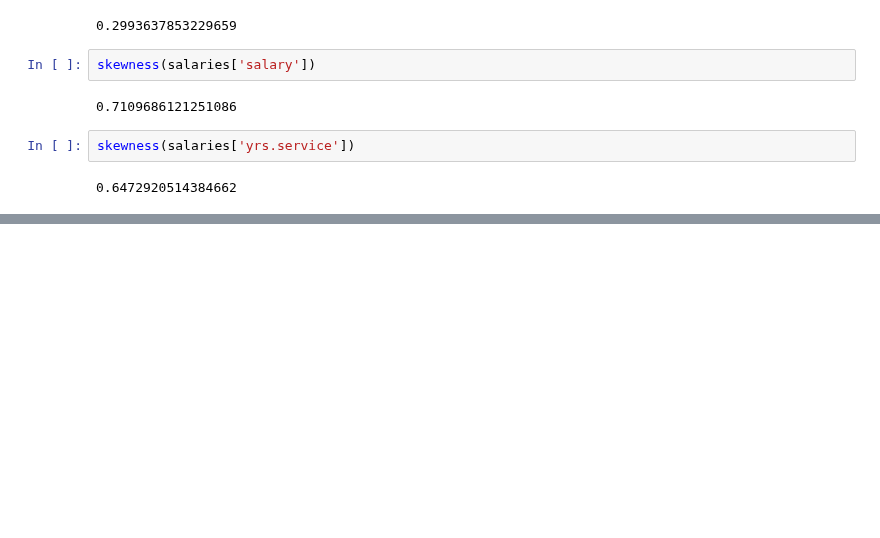
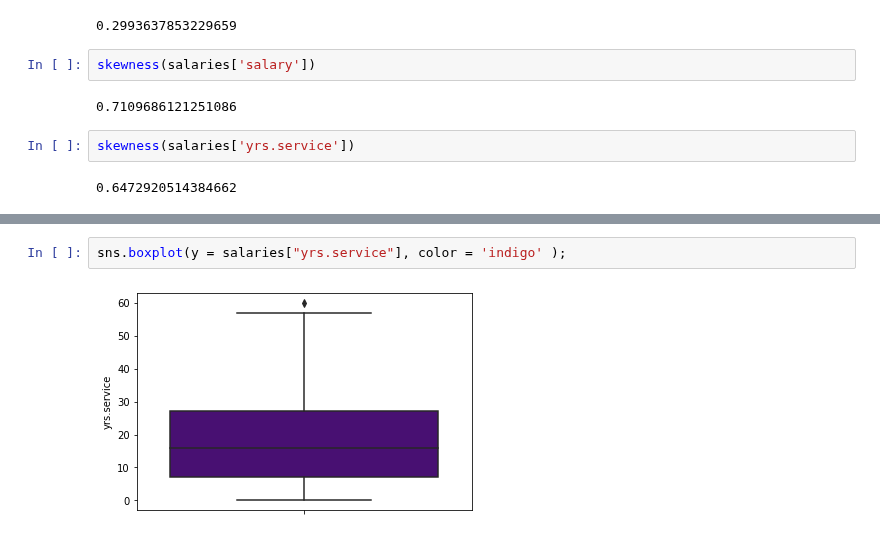
Before and after one commit to Jammal7/Introduction_to_Data_Science, a Jupyter notebook: GAMES/Introduction_to_Univariate_Statistics.ipynb, the cells around one changed output, grey strips where cells are left out. Cells and saved outputs as stored; diff of their text form; blank space fills up the shorter version.

```diff
--- a/GAMES/Introduction_to_Univariate_Statistics.ipynb
+++ b/GAMES/Introduction_to_Univariate_Statistics.ipynb
@@ -349,0 +348,4 @@ sns.boxplot(y = salaries["yrs"]);
+# %%
+sns.boxplot(y = salaries["yrs.service"], color = 'indigo' );
+# %% [output]
+[figure, added]
```
Also changed, not shown: parts of 75 cells of this notebook.
